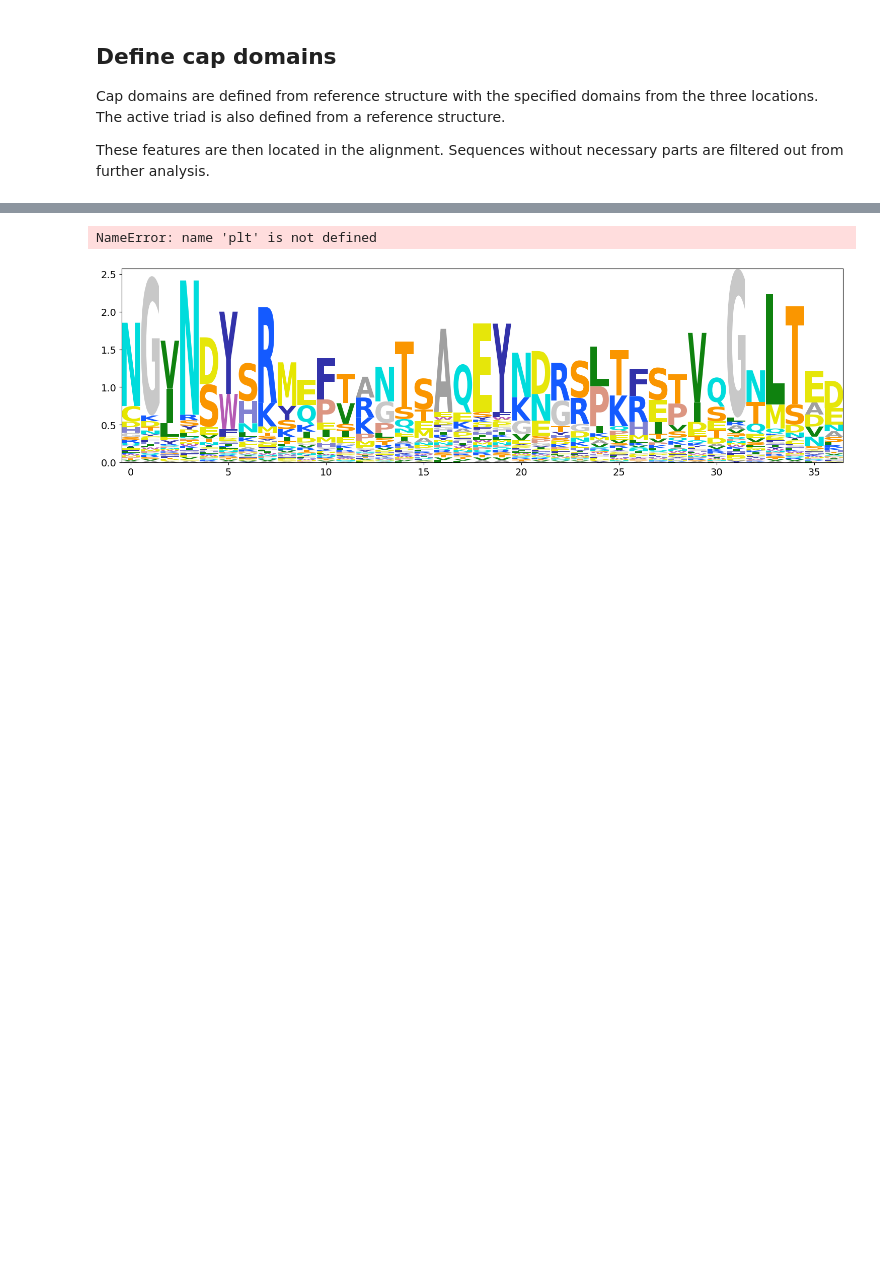
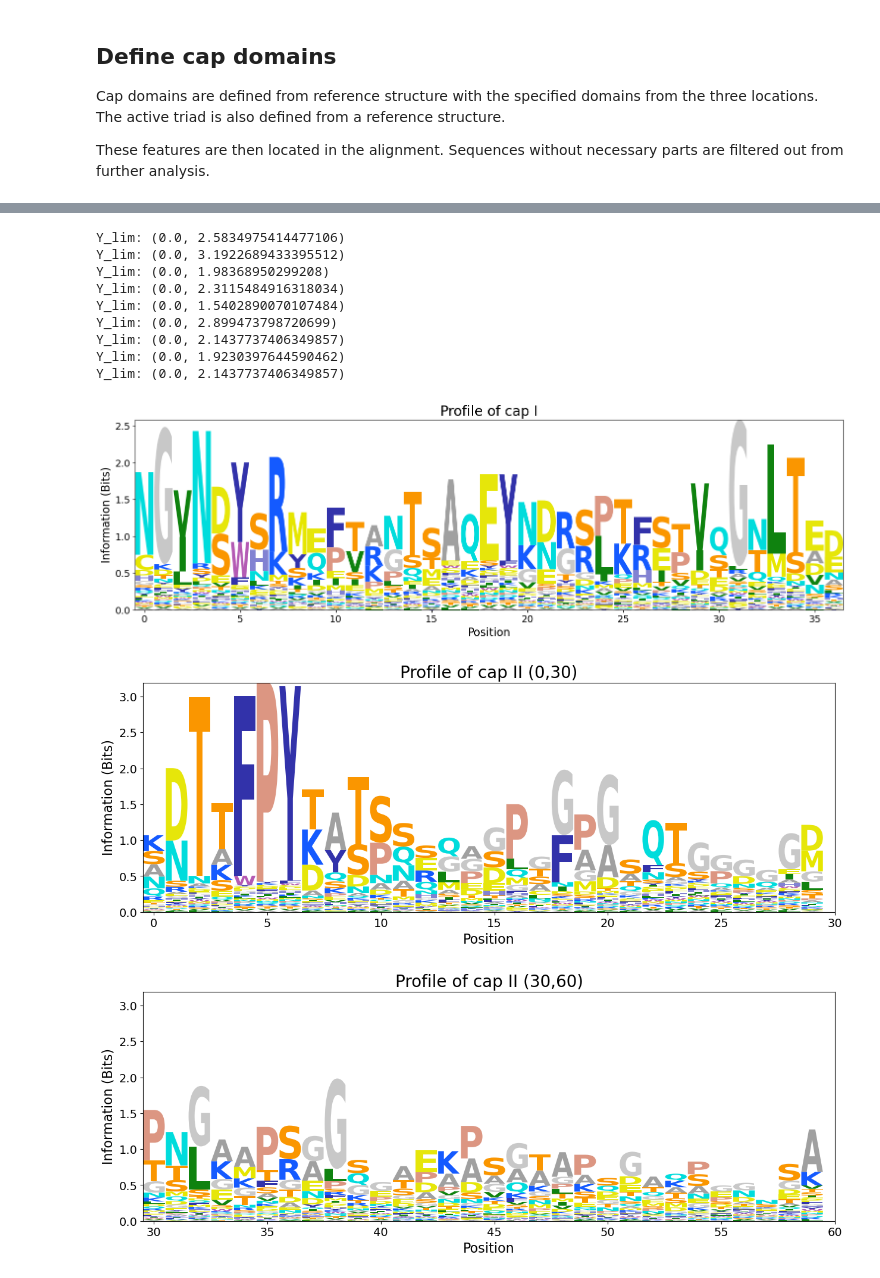
Before and after one commit to Umbriona/CbTan, a Jupyter notebook: sequence_alignment.ipynb, the cells around one changed output, grey strips where cells are left out. Saved outputs shown, nothing was run; the diff lists cells and outputs as text; code cells hidden in the pictures; blank space fills up the shorter version.

Commit message:
final figures sequence logos

```diff
--- a/sequence_alignment.ipynb
+++ b/sequence_alignment.ipynb
@@ -63,12 +63,12 @@ ALIGNMENT_PLOT_WIDTH = 10000
 ## Sequence cluster labels (Important for sequence and structure cluster mappings to line up as much as possible)
 dict_labels_30 = {-1:"Outliers", 0:"1", 1:"2", 2:"3", 3:"4", 4:"5", 5:"6", 6:"7", 7:"8", 8:"9", 9:"10"}
 dict_labels_50 = {-1:"Outliers", 0:"1", 1:"2", 2:"3", 3:"4", 4:"5", 5:"6", 6:"7", 7:"8", 8:"9", 9:"10"}
-dict_labels_70 = {-1:"Outliers", 0:"1", 1:"2", 2:"3", 3:"4", 4:"5", 5:"6", 6:"7", 7:"8", 8:"9", 9:"10", 10:"11"}
+dict_labels_70 = {-1:"Outliers", 0:"1", 1:"2", 2:"3", 3:"4", 4:"5", 5:"6", 6:"7", 7:"8", 8:"9", 9:"10", 10:"11", 11:"12", 12:"13"}
 dict_labels_90 = {-1:"Outliers", 0:"1", 1:"2", 2:"3", 3:"4", 4:"5", 5:"6", 6:"7", 7:"8", 8:"9", 9:"10"}
 
 dict_key_structure_sequence_30 =  {"Outliers":"Outliers", "1":"5", "2":"1", "3":"4", "4":"2", "5":"6", "6":"3", "7":"9", "8":"8", "9":"7", "10":"10"}
 dict_key_structure_sequence_50 =  {"Outliers":"Outliers", "1":"5", "2":"1", "3":"4", "4":"2", "5":"6", "6":"3", "7":"9", "8":"8", "9":"7", "10":"10"} # Constructed from structure cluster mapping
-dict_key_structure_sequence_70 =  {"Outliers":"Outliers", "1":"5", "2":"1", "3":"3", "4":"2", "5":"6", "6":"4", "7":"7", "8":"9", "9":"8", "10":"10", "11":"11"}
+dict_key_structure_sequence_70 =  {"Outliers":"Outliers", "1":"5", "2":"1", "3":"3", "4":"2", "5":"6", "6":"4", "7":"7", "8":"9", "9":"8", "10":"10", "11":"11", "12":"12", "13":"13"}
 dict_key_structure_sequence_90 =  {"Outliers":"Outliers", "1":"5", "2":"1", "3":"4", "4":"2", "5":"6", "6":"3", "7":"9", "8":"8", "9":"7", "10":"10"}
 
 
@@ -101,8 +101,8 @@ D_idx=439
 
 # File names
 
-ALIGNMENT_FILE_NAME = 'data/alignment_sequence/Tom_sequences_split_23_08_03.ali'
-DISTANCE_FILE_NAME = "data/distance_sequence/kimura/Tom_sequences_split_23_08_03_kimura.dist"
+ALIGNMENT_FILE_NAME = 'data/alignment_sequence/Tom_sequences_split_23_03_23.ali'
+DISTANCE_FILE_NAME = "data/distance_sequence/kimura/Tom_sequences_split_23_03_23_kimura.dist"
 
 
 # Dirs
@@ -344,19 +362,19 @@ for row in seq_dict.iterrows():
 
     cap_len_dict["ids"].append(_id)
     cap_len_dict["Length"].append(cap1)
-    cap_len_dict["label"].append("cap site 1")
+    cap_len_dict["label"].append("cap site I")
 
     cap_len_dict["ids"].append(_id)
     cap_len_dict["Length"].append(cap2)
-    cap_len_dict["label"].append("cap site 2")
+    cap_len_dict["label"].append("cap site II")
 
     cap_len_dict["ids"].append(_id)
     cap_len_dict["Length"].append(cap3)
-    cap_len_dict["label"].append("cap site 3")
+    cap_len_dict["label"].append("cap site III")
 
 plt.figure(figsize=[7,5])
 # Redifine color palette to conform to heatmap annotations in R script
-col = [sns.color_palette("colorblind")[1], sns.color_palette("colorblind")[0], sns.color_palette("colorblind")[2]]
+col = [sns.color_palette("colorblind")[0], sns.color_palette("colorblind")[2], sns.color_palette("colorblind")[1]]
 
 sns.histplot(data=cap_len_dict, x="Length", hue="label", palette = col, multiple = "dodge",  bins = 20, stat = "probability", kde = True)
 #sns.violinplot(data=cap_len_dict, x="Length", y="label", bw_adjust = 0.01)
@@ -368,35 +386,53 @@ plt.savefig("results/length_of_caps.png")
 # %%
 %matplotlib inline
 plt.ion()
 
+CAP_PART_LENGHT=30
 
 
 df_ali = {"cap1":[], "cap2":[], "cap3":[]}
 
 for cap in ["cap1", "cap2", "cap3"]:
     #with open(f"{DIR_ALIGNED_CAP}{cap}.ali", "w"):
     for rec in alignment_dict.items():
 
         _id = rec[0]
         seq = rec[1]
 
 
         label = seq_dict.loc[seq_dict["id"] == _id]["cap_length_label"].values[0].split()[-1]
         if f"cap{label}" == cap:
             start = cap_alignment_idx[cap]["start"]
             end   = cap_alignment_idx[cap]["end"]
             df_ali[cap].append(seq[start:end])
             #print(_id, label,  start, end, seq[start:end])
 
 ww_counts_df = lm.alignment_to_matrix(sequences=df_ali["cap1"], to_type='information', characters_to_ignore='.-X')
-plotRegions(ww_counts_df, "cap1", 0, cap_alignment_idx["cap1"]["end"]-cap_alignment_idx["cap1"]["start"])
+plotRegions(ww_counts_df, "cap I", 0, cap_alignment_idx["cap1"]["end"]-cap_alignment_idx["cap1"]["start"], y_max=2.5834975414477106)
 
 ww_counts_df = lm.alignment_to_matrix(sequences=df_ali["cap2"], to_type='information', characters_to_ignore='-')
-plotRegions(ww_counts_df, "cap2", 0, cap_alignment_idx["cap2"]["end"]-cap_alignment_idx["cap2"]["start"])
+
+cap2_len = cap_alignment_idx["cap2"]["end"]-cap_alignment_idx["cap2"]["start"]
+
+for part in range(cap2_len//CAP_PART_LENGHT + 1):
+    plotRegions(ww_counts_df, f"cap II ({part*CAP_PART_LENGHT},{min((part + 1)*CAP_PART_LENGHT, cap2_len)})",  part*CAP_PART_LENGHT, (part + 1)*CAP_PART_LENGHT , y_max = 3.1922689433395512)
 
 
 ww_counts_df = lm.alignment_to_matrix(sequences=df_ali["cap3"], to_type='information', characters_to_ignore='.-X')
-plotRegions(ww_counts_df, "cap3", 0, cap_alignment_idx["cap3"]["end"]-cap_alignment_idx["cap3"]["start"])
+
+cap3_len = cap_alignment_idx["cap3"]["end"]-cap_alignment_idx["cap3"]["start"]
+for part in range(cap3_len//CAP_PART_LENGHT + 1):
+    plotRegions(ww_counts_df,f"cap III ({part*CAP_PART_LENGHT},{min((part + 1)*CAP_PART_LENGHT, cap3_len)})", part*CAP_PART_LENGHT, (part + 1)*CAP_PART_LENGHT, y_max = 2.1437737406349857)
 # %% [output]
-NameError: name 'plt' is not defined
+Y_lim: (0.0, 2.5834975414477106)
+Y_lim: (0.0, 3.1922689433395512)
+Y_lim: (0.0, 1.98368950299208)
+Y_lim: (0.0, 2.3115484916318034)
+Y_lim: (0.0, 1.5402890070107484)
+Y_lim: (0.0, 2.899473798720699)
+Y_lim: (0.0, 2.1437737406349857)
+Y_lim: (0.0, 1.9230397644590462)
+Y_lim: (0.0, 2.1437737406349857)
-[figure, old version]
+[figure, new version]
+[figure, added]
+[figure, added]
```
Also changed, not shown: parts of 9 cells of this notebook, 2 other files.
